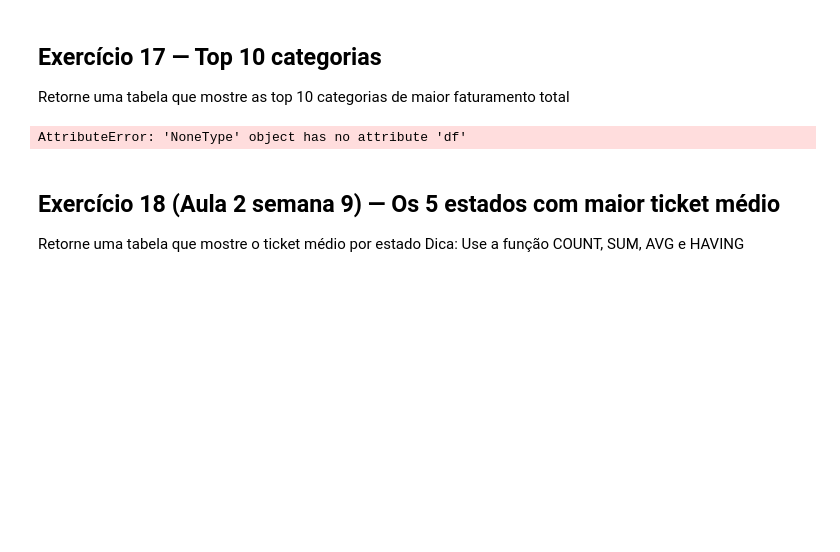
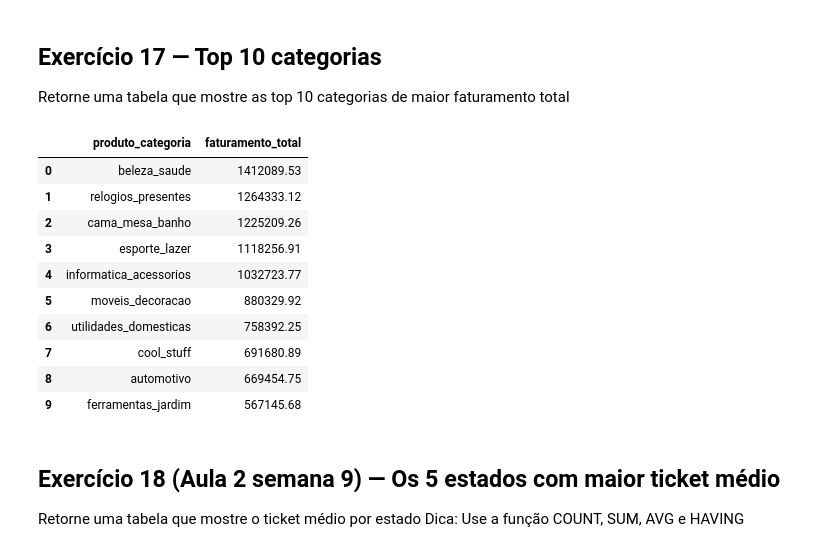
Before and after one commit to robsonaamerico/Semana_9, a Jupyter notebook: Exercício/SEMANA_9_Robson_Americo.ipynb, the cells around one changed output. Cells and saved outputs as stored; diff of their text form; code cells hidden in the pictures; blank space fills up the shorter version.

```diff
--- a/Exercício/SEMANA_9_Robson_Americo.ipynb
+++ b/Exercício/SEMANA_9_Robson_Americo.ipynb
@@ -513,11 +494,31 @@ Retorne uma tabela que mostre as top 10 categorias de maior faturamento total
 # %%
 ## Resposta exercício 17
 
 banco_dados.sql("""
--- escreva aqui seu código
+SELECT
+    p.product_category_name AS produto_categoria,
+    SUM(f.valor_total) AS faturamento_total
+FROM fato_vendas f
+INNER JOIN dim_produto p
+    ON f.produto_sk = p.produto_sk
+GROUP BY
+    p.product_category_name
+ORDER BY
+    faturamento_total DESC
+LIMIT 10
 """).df()
 # %% [output]
-AttributeError: 'NoneType' object has no attribute 'df'
+|  | produto_categoria | faturamento_total |
+| 0 | beleza_saude | 1412089.53 |
+| 1 | relogios_presentes | 1264333.12 |
+| 2 | cama_mesa_banho | 1225209.26 |
+| 3 | esporte_lazer | 1118256.91 |
+| 4 | informatica_acessorios | 1032723.77 |
+| 5 | moveis_decoracao | 880329.92 |
+| 6 | utilidades_domesticas | 758392.25 |
+| 7 | cool_stuff | 691680.89 |
+| 8 | automotivo | 669454.75 |
+| 9 | ferramentas_jardim | 567145.68 |
 # %% [markdown]
 ## Exercício 18 (Aula 2 semana 9) — Os 5 estados com maior ticket médio
 
```
Also changed, not shown: parts of 7 cells of this notebook.
